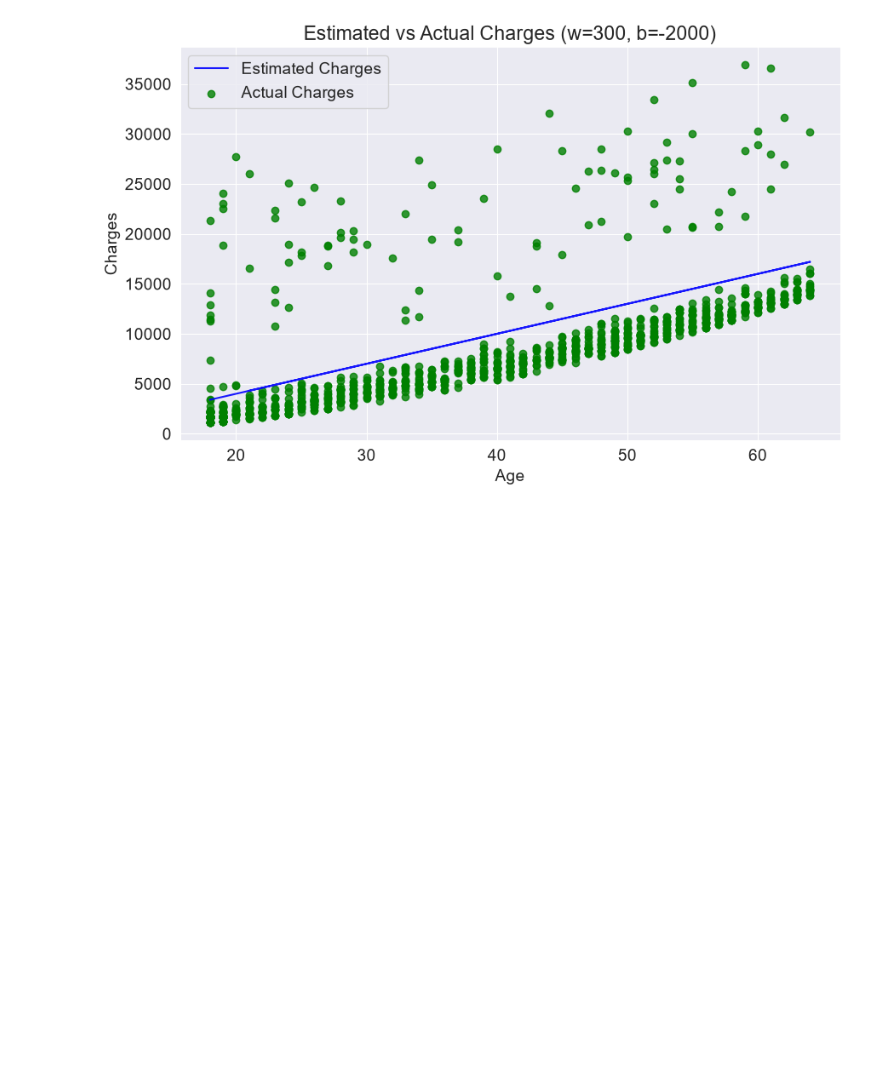
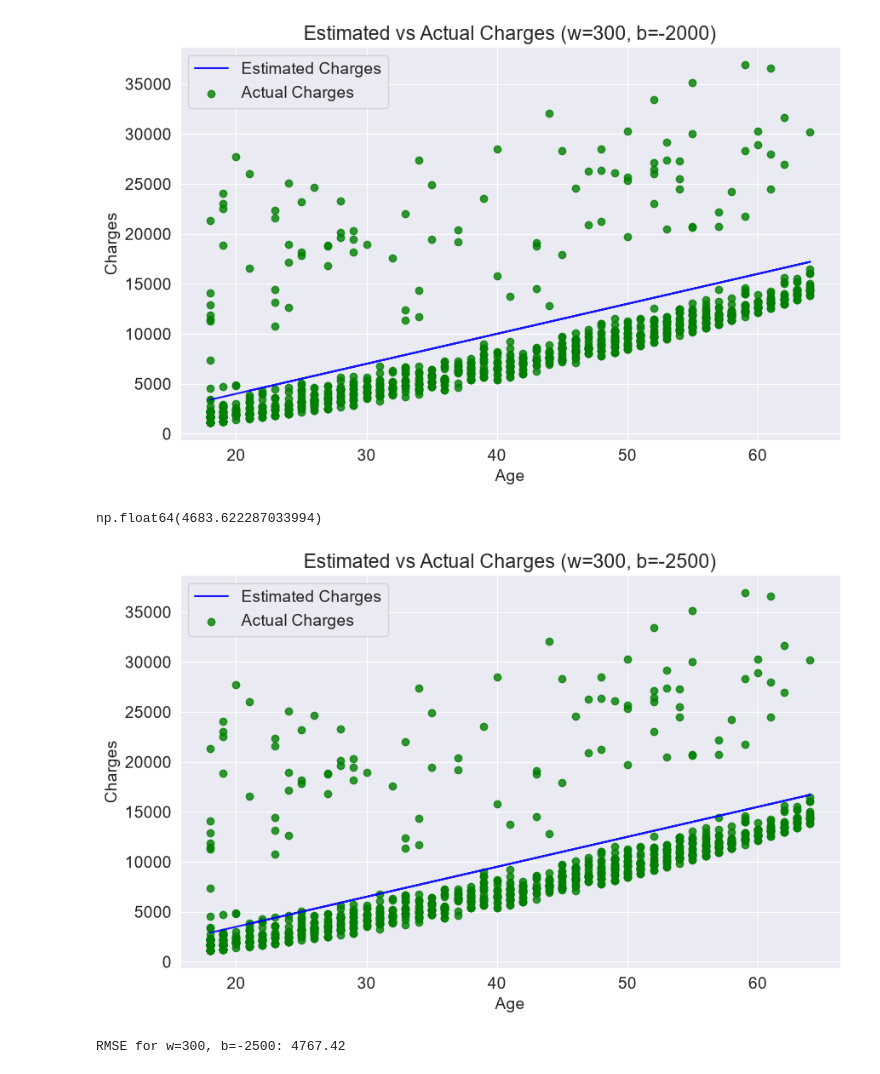
Before and after one commit to naren1003/Medical-Expendituer-calc, a Jupyter notebook: jy_ml.ipynb, the cells around one changed output. Cells and saved outputs as stored; diff of their text form; code cells hidden in the pictures; blank space fills up the shorter version.

```diff
--- a/jy_ml.ipynb
+++ b/jy_ml.ipynb
@@ -303,3 +301,32 @@ try_parameters(60, 200)
 try_parameters(300, -2000)
 # %% [output]
 [figure]
+# %%
+#automating linear regression
+import numpy as np
+def rmse(targets, predictions):
+    return np.sqrt(np.mean((targets - predictions) ** 2))
+# %%
+targets = non_smoker_df.charges
+predictions = estimate_charges(age, 280, -3000)
+rmse(targets, predictions)
+# %% [output]
+np.float64(4683.622287033994)
+# %%
+def try_parameters(w, b):
+    estimated_charges = estimate_charges(age, w, b)
+    plt.plot(age, estimated_charges, color='blue', label='Estimated Charges', alpha=0.9)
+    plt.scatter(age, target, color='green', label='Actual Charges', alpha=0.8)
+    plt.xlabel('Age')
+    plt.ylabel('Charges')
+    plt.legend(['Estimated Charges', 'Actual Charges'])
+    plt.title(f'Estimated vs Actual Charges (w={w}, b={b})')
+    plt.show()
+
+    rmse_value = rmse(targets, estimated_charges)
+    print(f'RMSE for w={w}, b={b}: {rmse_value:.2f}')
+# %%
+try_parameters(300, -2500)
+# %% [output]
+[figure, added]
+RMSE for w=300, b=-2500: 4767.42
```
Also changed, not shown: parts of 15 cells of this notebook.
